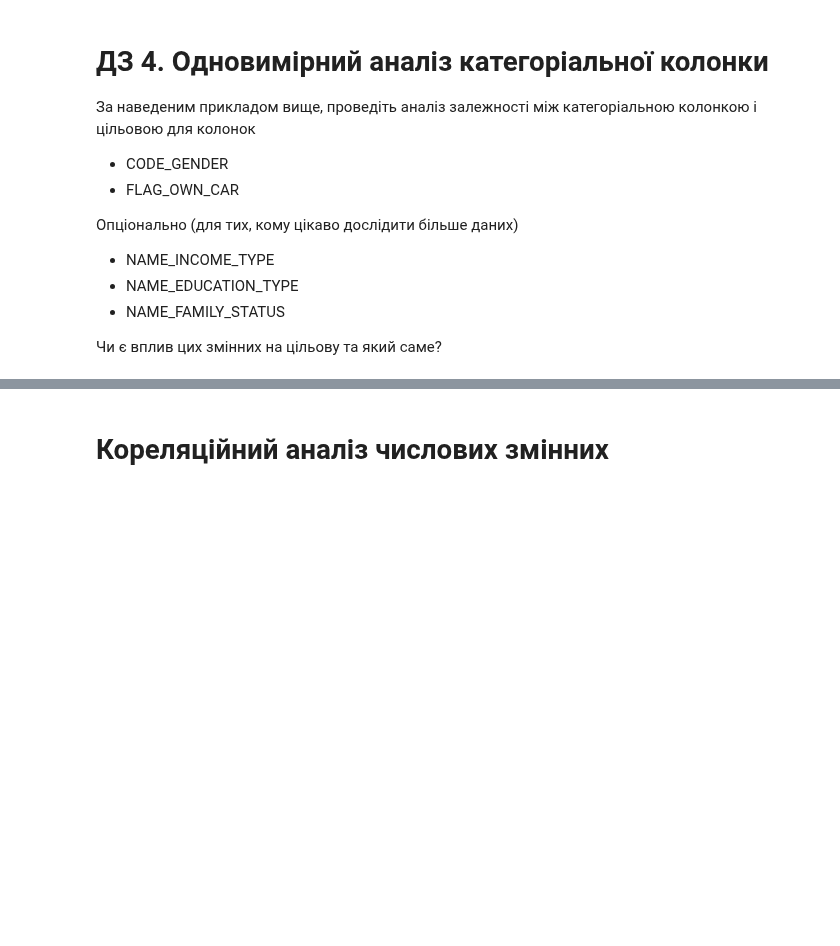
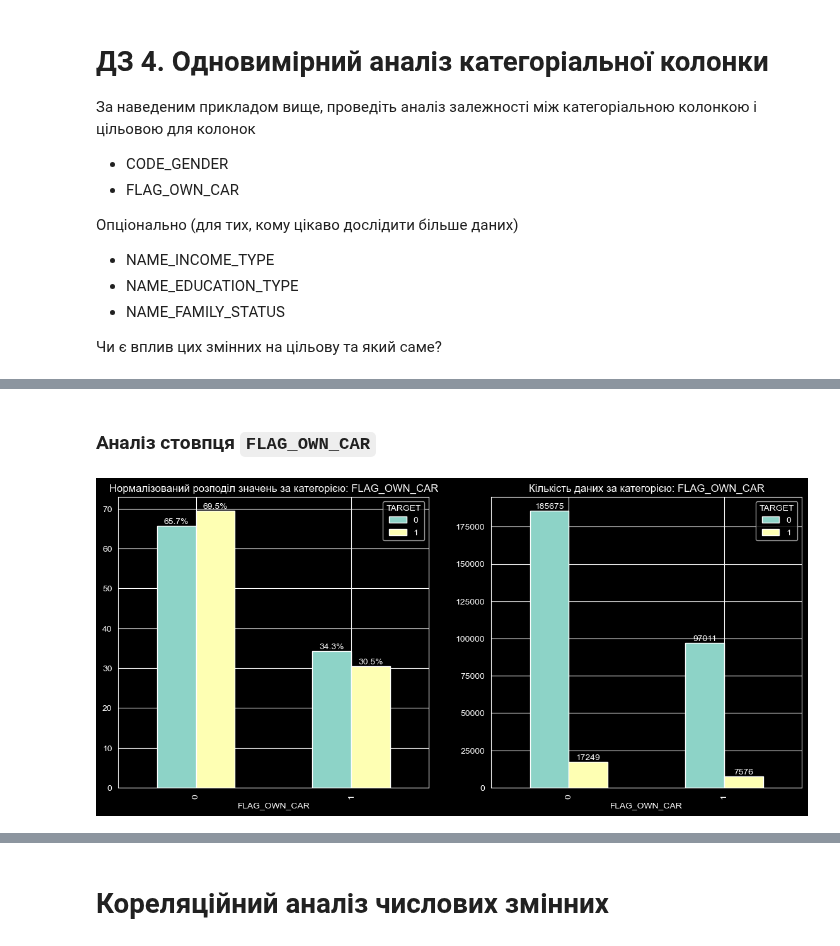
Before and after one commit to maryna-hliebova/machine-learning, a Jupyter notebook: notebooks/eta/HW_1_2_Credit_EDA.ipynb, the cells around one changed output, grey strips where cells are left out. Saved outputs shown, nothing was run; the diff lists cells and outputs as text; code cells hidden in the pictures; blank space fills up the shorter version.

```diff
--- a/notebooks/eta/HW_1_2_Credit_EDA.ipynb
+++ b/notebooks/eta/HW_1_2_Credit_EDA.ipynb
@@ -1495,0 +1834,7 @@ uni_cat_target_compare(df, 'NAME_CONTRACT_TYPE')
+# %% [markdown]
+### Аналіз стовпця `FLAG_OWN_CAR`
+# %%
+uni_cat_target_compare(df, 'FLAG_OWN_CAR')
+plt.show()
+# %% [output]
+[figure, added]
```
Also changed, not shown: parts of 73 cells of this notebook.
